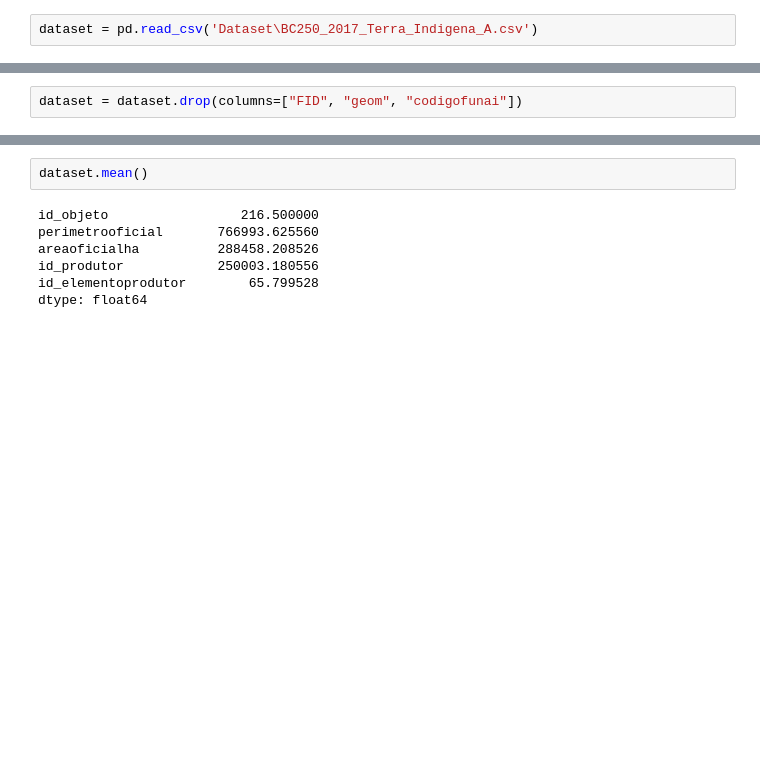
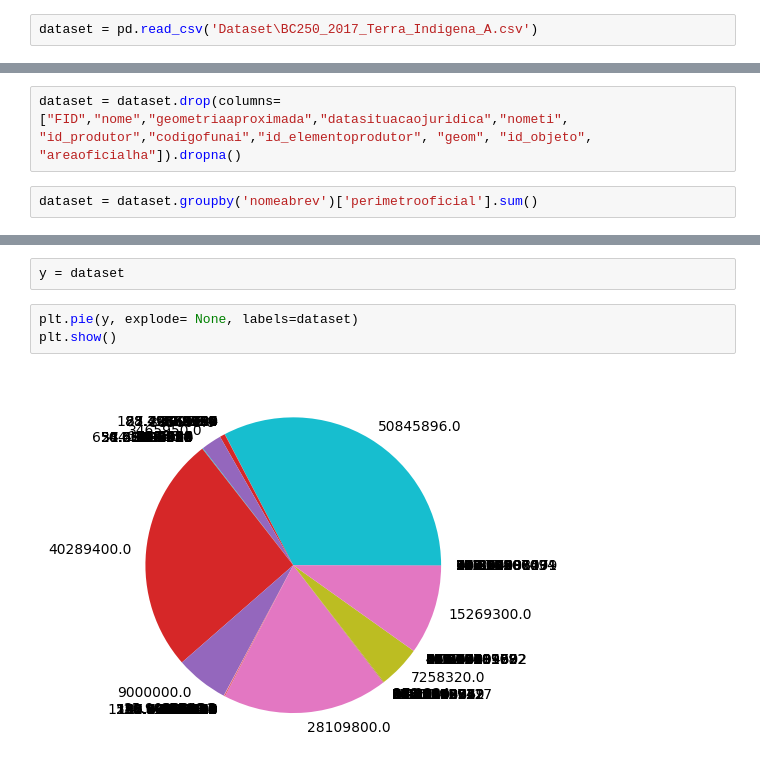
Before and after one commit to Gustavomichel/EDA-Brazil-indigenous-land, a Jupyter notebook: src/main.ipynb, the cells around one changed output, grey strips where cells are left out. Drawn from its saved outputs; the diff is of its cells as text; blank space fills up the shorter version.

Commit message:
Dataset tratado e amostra

```diff
--- a/src/main.ipynb
+++ b/src/main.ipynb
@@ -35,5 +15,7 @@ memory usage: 50.8+ KB
 # %%
-dataset = dataset.drop(columns=["FID", "geom", "codigofunai"])
+dataset = dataset.drop(columns=["FID","nome","geometriaaproximada","datasituacaojuridica","nometi", "id_produtor","codigofunai","id_elementoprodutor", "geom", "id_objeto", "areaoficialha"]).dropna()
+# %%
+dataset = dataset.groupby('nomeabrev')['perimetrooficial'].sum()
 # %%
 dataset.head()
 # %% [output]
@@ -46,9 +29,7 @@ dataset.head()
-# %%
-dataset.mean()
-# %% [output]
-id_objeto                 216.500000
-perimetrooficial       766993.625560
-areaoficialha          288458.208526
-id_produtor            250003.180556
-id_elementoprodutor        65.799528
-dtype: float64
+# %%
+y = dataset
+# %%
+plt.pie(y, explode= None, labels=dataset)
+plt.show()
+# %% [output]
+[figure, added]
```
Also changed, not shown: parts of 2 cells of this notebook, 1 other file.
